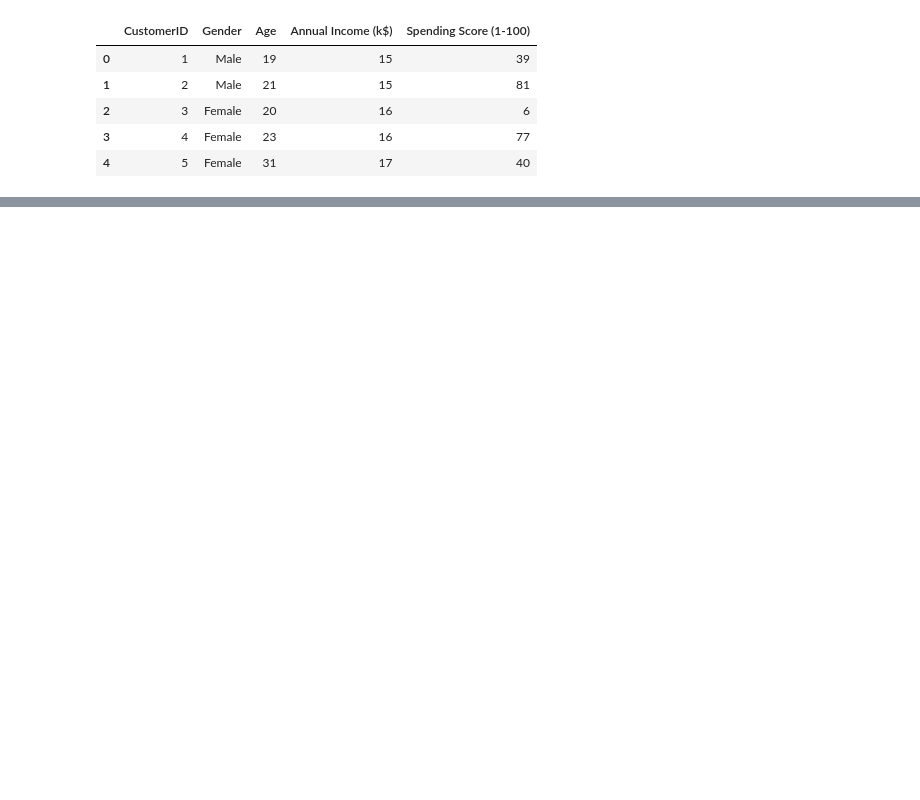
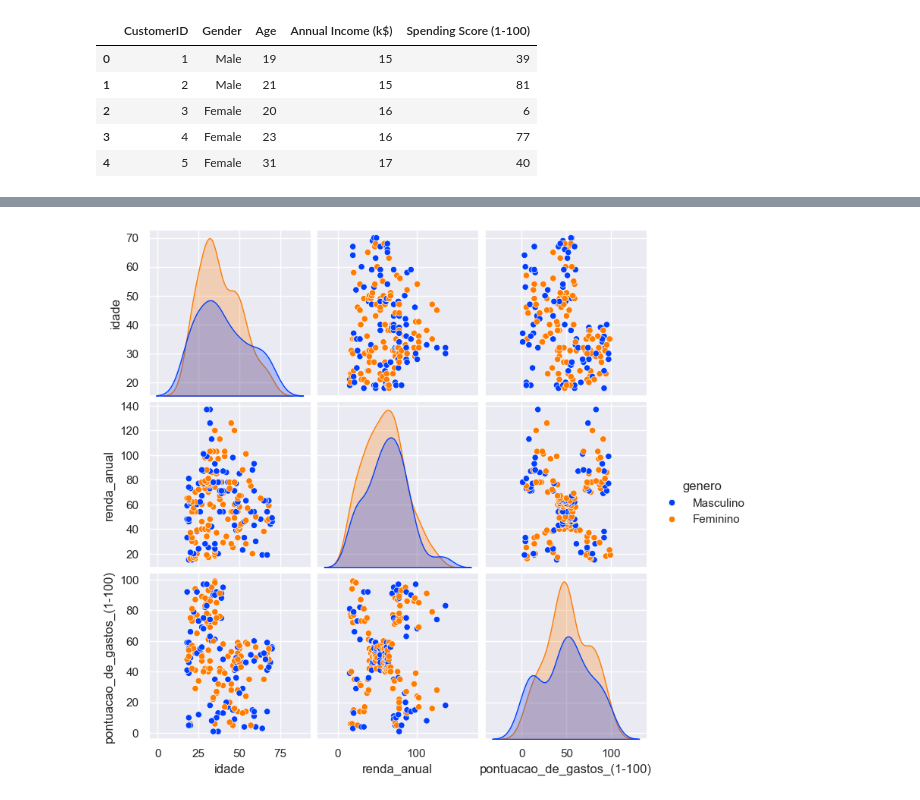
Before and after one commit to Antonio-Manoel/segmentacaoClientes, a Jupyter notebook: notebooks/EDA.ipynb, the cells around one changed output, grey strips where cells are left out. Saved outputs shown, nothing was run; the diff lists cells and outputs as text; code cells hidden in the pictures; blank space fills up the shorter version.

```diff
--- a/notebooks/EDA.ipynb
+++ b/notebooks/EDA.ipynb
@@ -22,0 +141,4 @@ df.head()
+# %%
+sns.pairplot(df_analise, diag_kind="kde", hue="genero");
+# %% [output]
+[figure, added]
```
Also changed, not shown: parts of 16 cells of this notebook, 3 other files.
